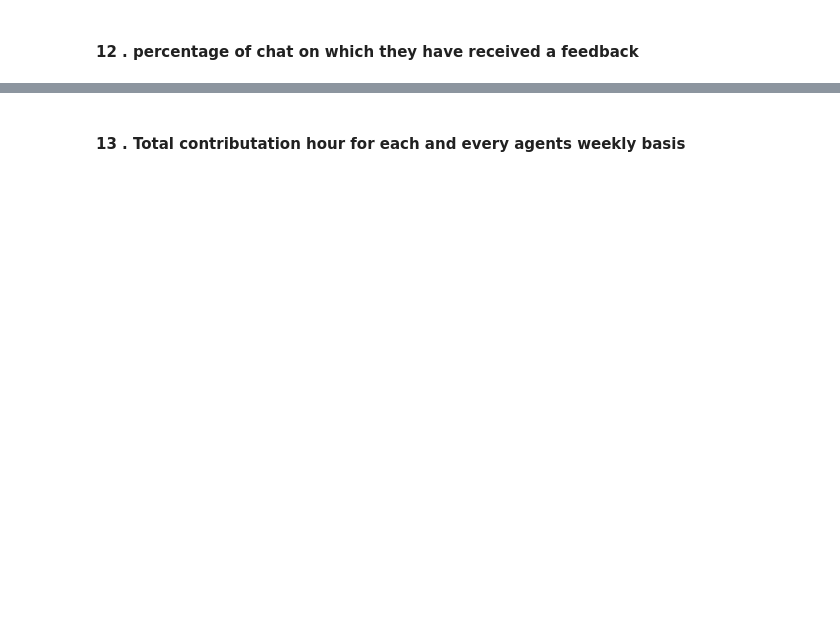
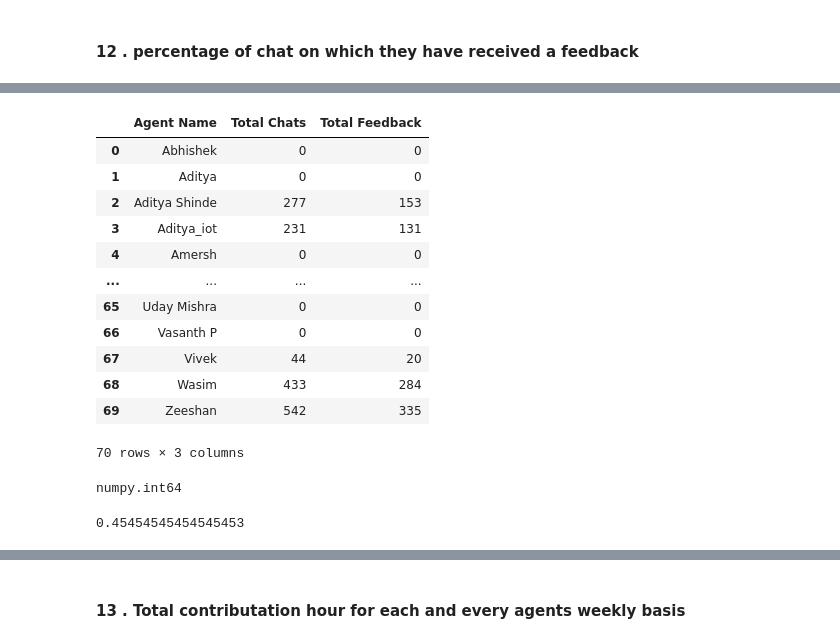
Before and after one commit to Poonam-More-2022/Task_30_07_2022, a Jupyter notebook: Task_30_07_2022.ipynb, the cells around one changed output, grey strips where cells are left out. Drawn from its saved outputs; the diff is of its cells as text; code cells hidden in the pictures; blank space fills up the shorter version.

```diff
--- a/Task_30_07_2022.ipynb
+++ b/Task_30_07_2022.ipynb
@@ -584,0 +899,20 @@ print(list(df_perf['Agent Name'].unique()))
+# %%
+df_perf.groupby('Agent Name')[['Total Chats','Total Feedback']].sum().reset_index()
+# %% [output]
+|  | Agent Name | Total Chats | Total Feedback |
+| 0 | Abhishek | 0 | 0 |
+| 1 | Aditya | 0 | 0 |
+| 2 | Aditya Shinde | 277 | 153 |
+| 3 | Aditya_iot | 231 | 131 |
+| 4 | Amersh | 0 | 0 |
+| ... | ... | ... | ... |
+| 65 | Uday Mishra | 0 | 0 |
+| 66 | Vasanth P | 0 | 0 |
+| 67 | Vivek | 44 | 20 |
+| 68 | Wasim | 433 | 284 |
+| 69 | Zeeshan | 542 | 335 |
+70 rows × 3 columns
+# %%
+type(a['Total Chats'][0])
+# %% [output]
+numpy.int64
@@ -584,0 +922,4 @@ print(list(df_perf['Agent Name'].unique()))
+# %%
+20/44
+# %% [output]
+0.45454545454545453
```
Also changed, not shown: parts of 45 cells of this notebook.
